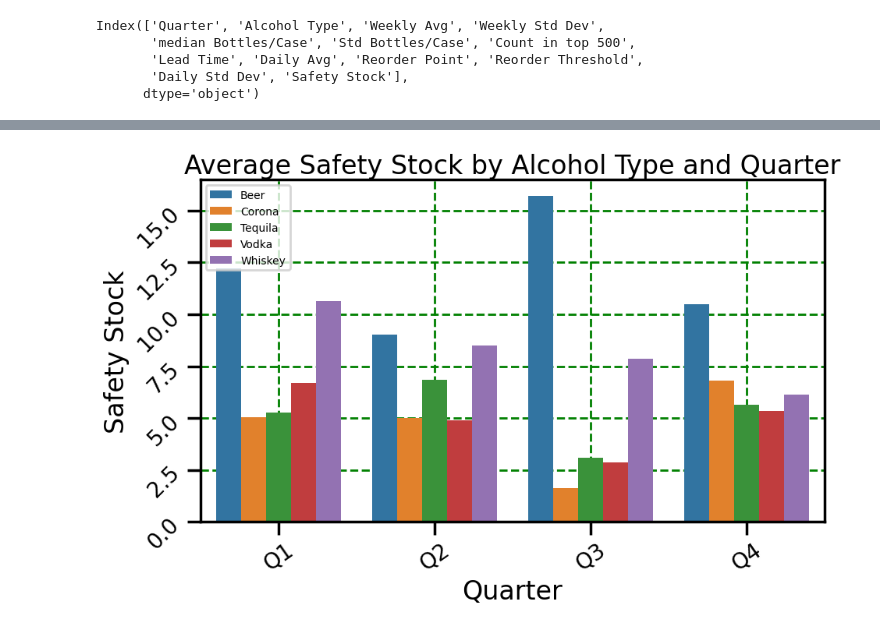
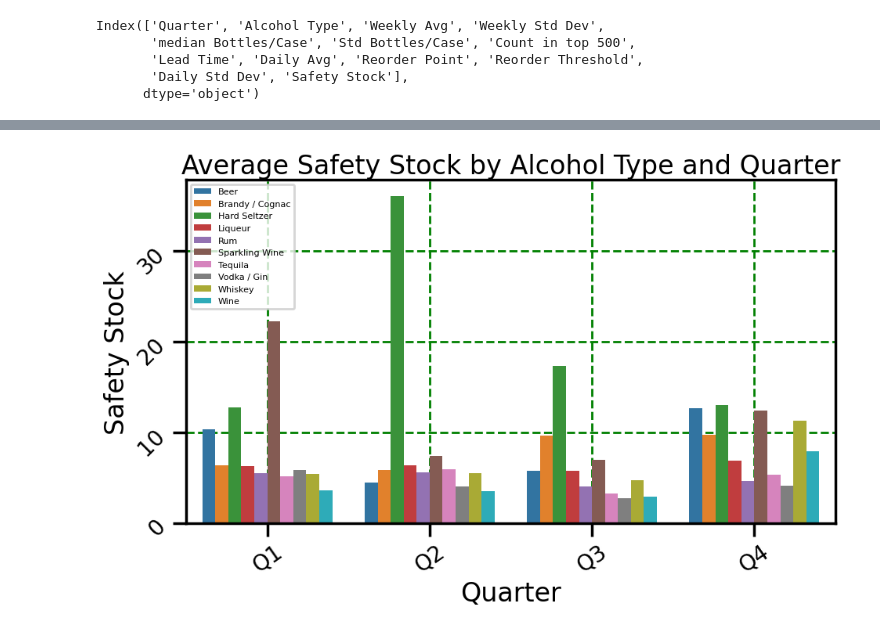
Before and after one commit to alexkardan/ABS-Visualizations, a Jupyter notebook: ABS_Weekly_data.ipynb, the cells around one changed output, grey strips where cells are left out. Cells and saved outputs as stored; diff of their text form; code cells hidden in the pictures.

```diff
--- a/ABS_Weekly_data.ipynb
+++ b/ABS_Weekly_data.ipynb
@@ -154,7 +235,7 @@ def categorize_items(Description):
 # %% [markdown]
 Creating if, elif, else statements that when the those alcohol types are found in the description to label it as that specific alcohol type
 # %%
-Weekly_High_Volume_Store['Description'] = Weekly_High_Volume_Store['Description'].apply(categorize_items)
+Weekly_High_Volume_Store['Description'] = Weekly_High_Volume_Store['Description'].apply(items)
 # %%
 melted_sales_data = Weekly_High_Volume_Store.melt(id_vars=['Item ID', 'Description', 'Bottles Per Case'],
                                                          value_vars= week_columns,
@@ -676,17 +598,17 @@ plt.show()
 # %%
 plt.figure(figsize = (10,6))
 sns.barplot(x = 'Quarter', y = 'Safety Stock', data = weekly_stats, hue = 'Alcohol Type' )
 sns.set_context("poster")
 plt.tight_layout()
-plt.legend(loc = 'upper left', fontsize = 10)
+plt.legend(loc = 'upper left', fontsize = 8)
 plt.title("Average Safety Stock by Alcohol Type and Quarter")
 plt.grid(linestyle = "--", color = "green")
 plt.xticks(rotation = 35, fontsize = 20)
 plt.yticks(rotation = 45, fontsize = 20)
 plt.gca().set_axisbelow(True)
 plt.show()
 # %% [output]
-[figure, old version]
+[figure, new version]
 # %%
 plt.figure(figsize = (10,6))
 sns.barplot(x = 'Quarter', y = 'Reorder Point', data = weekly_stats, hue = 'Alcohol Type' )
```
Also changed, not shown: parts of 29 cells of this notebook.
